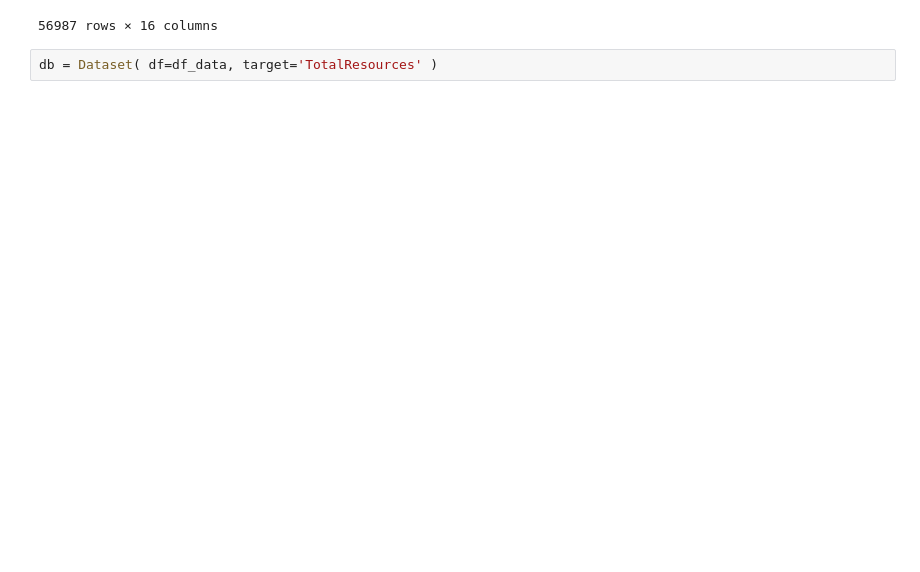
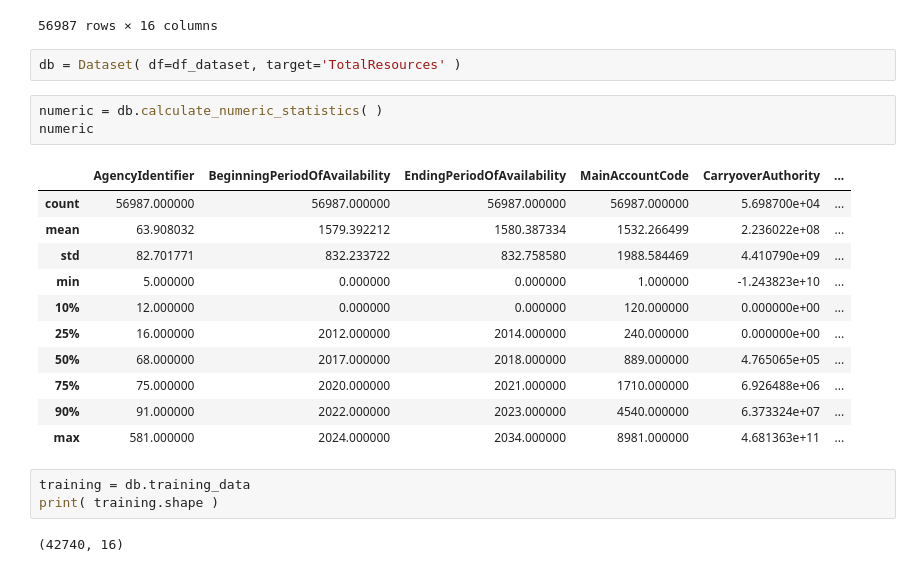
Before and after one commit to is-leeroy-jenkins/Mathy, a Jupyter notebook: ipynb/calculator.ipynb, the cells around one changed output. Cells and saved outputs as stored; diff of their text form; blank space fills up the shorter version.

```diff
--- a/ipynb/calculator.ipynb
+++ b/ipynb/calculator.ipynb
@@ -68,4 +71,24 @@ Balances Dataset
 | 56986 | 36 | DEPARTMENT OF VETERANS AFFAIRS | 0.0 | 0.0 | 4010 | ... |
 56987 rows × 16 columns
 # %%
-db = Dataset( df=df_data, target='TotalResources' )
+db = Dataset( df=df_dataset, target='TotalResources' )
+# %%
+numeric = db.calculate_numeric_statistics( )
+numeric
+# %% [output]
+|  | AgencyIdentifier | BeginningPeriodOfAvailability | EndingPeriodOfAvailability | MainAccountCode | CarryoverAuthority | ... |
+| count | 56987.000000 | 56987.000000 | 56987.000000 | 56987.000000 | 5.698700e+04 | ... |
+| mean | 63.908032 | 1579.392212 | 1580.387334 | 1532.266499 | 2.236022e+08 | ... |
+| std | 82.701771 | 832.233722 | 832.758580 | 1988.584469 | 4.410790e+09 | ... |
+| min | 5.000000 | 0.000000 | 0.000000 | 1.000000 | -1.243823e+10 | ... |
+| 10% | 12.000000 | 0.000000 | 0.000000 | 120.000000 | 0.000000e+00 | ... |
+| 25% | 16.000000 | 2012.000000 | 2014.000000 | 240.000000 | 0.000000e+00 | ... |
+| 50% | 68.000000 | 2017.000000 | 2018.000000 | 889.000000 | 4.765065e+05 | ... |
+| 75% | 75.000000 | 2020.000000 | 2021.000000 | 1710.000000 | 6.926488e+06 | ... |
+| 90% | 91.000000 | 2022.000000 | 2023.000000 | 4540.000000 | 6.373324e+07 | ... |
+| max | 581.000000 | 2024.000000 | 2034.000000 | 8981.000000 | 4.681363e+11 | ... |
+# %%
+training = db.training_data
+print( training.shape )
+# %% [output]
+(42740, 16)
```
Also changed, not shown: parts of 3 cells of this notebook, 2 other files.
